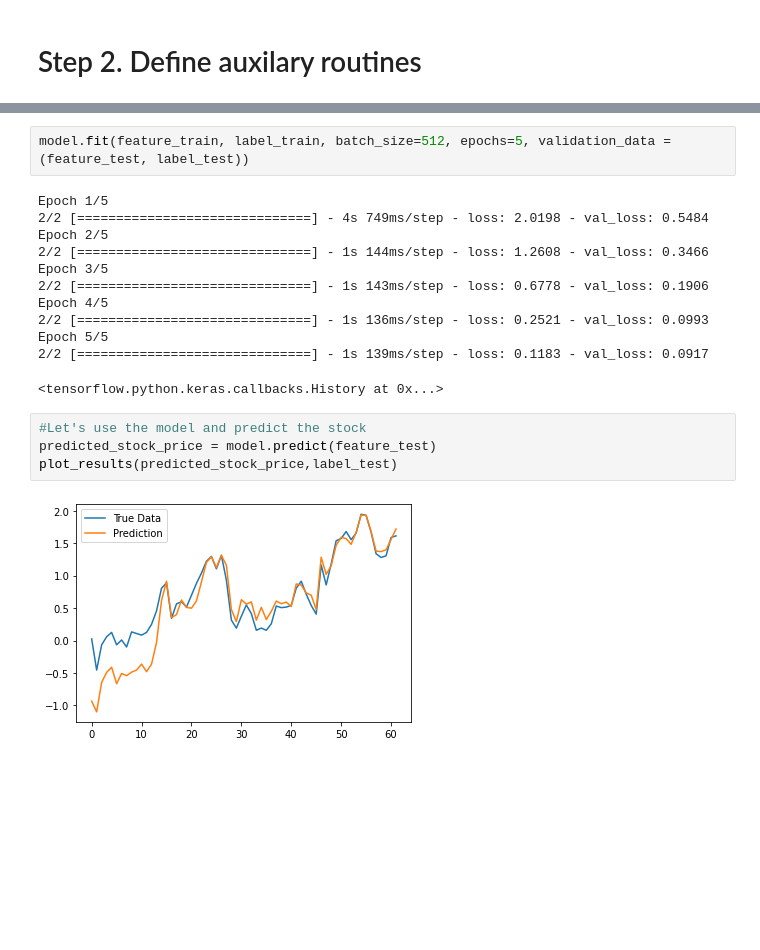
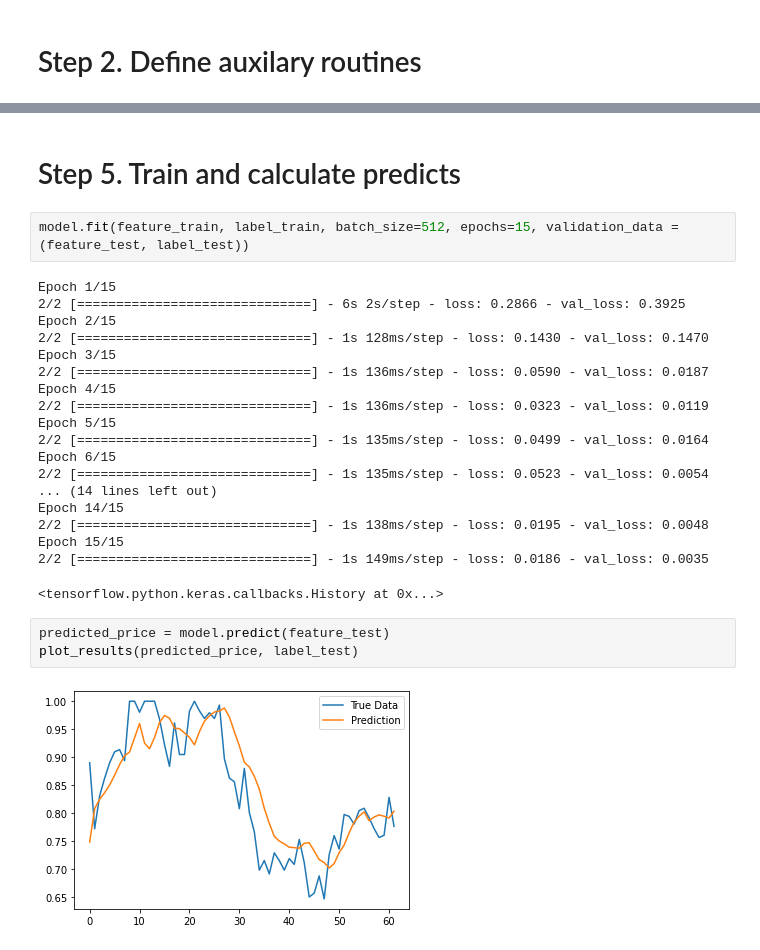
Before and after one commit to Akalu/neural-networks-tensorflow, a Jupyter notebook: notebooks/rnn_price_prediction.ipynb, the cells around one changed output, grey strips where cells are left out. Saved outputs shown, nothing was run; the diff lists cells and outputs as text; blank space fills up the shorter version.

```diff
--- a/notebooks/rnn_price_prediction.ipynb
+++ b/notebooks/rnn_price_prediction.ipynb
@@ -170,23 +161,31 @@ Trainable params: 53,651
 Non-trainable params: 0
 _________________________________________________________________
 None
+# %% [markdown]
+# Step 5. Train and calculate predicts
 # %%
-model.fit(feature_train, label_train, batch_size=512, epochs=5, validation_data = (feature_test, label_test))
+model.fit(feature_train, label_train, batch_size=512, epochs=15, validation_data = (feature_test, label_test))
 # %% [output]
-Epoch 1/5
-2/2 [==============================] - 4s 749ms/step - loss: 2.0198 - val_loss: 0.5484
-Epoch 2/5
-2/2 [==============================] - 1s 144ms/step - loss: 1.2608 - val_loss: 0.3466
-Epoch 3/5
-2/2 [==============================] - 1s 143ms/step - loss: 0.6778 - val_loss: 0.1906
-Epoch 4/5
-2/2 [==============================] - 1s 136ms/step - loss: 0.2521 - val_loss: 0.0993
-Epoch 5/5
-2/2 [==============================] - 1s 139ms/step - loss: 0.1183 - val_loss: 0.0917
+Epoch 1/15
+2/2 [==============================] - 6s 2s/step - loss: 0.2866 - val_loss: 0.3925
+Epoch 2/15
+2/2 [==============================] - 1s 128ms/step - loss: 0.1430 - val_loss: 0.1470
+Epoch 3/15
+2/2 [==============================] - 1s 136ms/step - loss: 0.0590 - val_loss: 0.0187
+Epoch 4/15
+2/2 [==============================] - 1s 136ms/step - loss: 0.0323 - val_loss: 0.0119
+Epoch 5/15
+2/2 [==============================] - 1s 135ms/step - loss: 0.0499 - val_loss: 0.0164
+Epoch 6/15
+2/2 [==============================] - 1s 135ms/step - loss: 0.0523 - val_loss: 0.0054
+... (14 lines left out)
+Epoch 14/15
+2/2 [==============================] - 1s 138ms/step - loss: 0.0195 - val_loss: 0.0048
+Epoch 15/15
+2/2 [==============================] - 1s 149ms/step - loss: 0.0186 - val_loss: 0.0035
 <tensorflow.python.keras.callbacks.History at 0x...>
 # %%
-#Let's use the model and predict the stock
-predicted_stock_price = model.predict(feature_test)
-plot_results(predicted_stock_price,label_test)
+predicted_price = model.predict(feature_test)
+plot_results(predicted_price, label_test)
 # %% [output]
-[figure, old version]
+[figure, new version]
```
Also changed, not shown: parts of 5 cells of this notebook, 3 other files.
